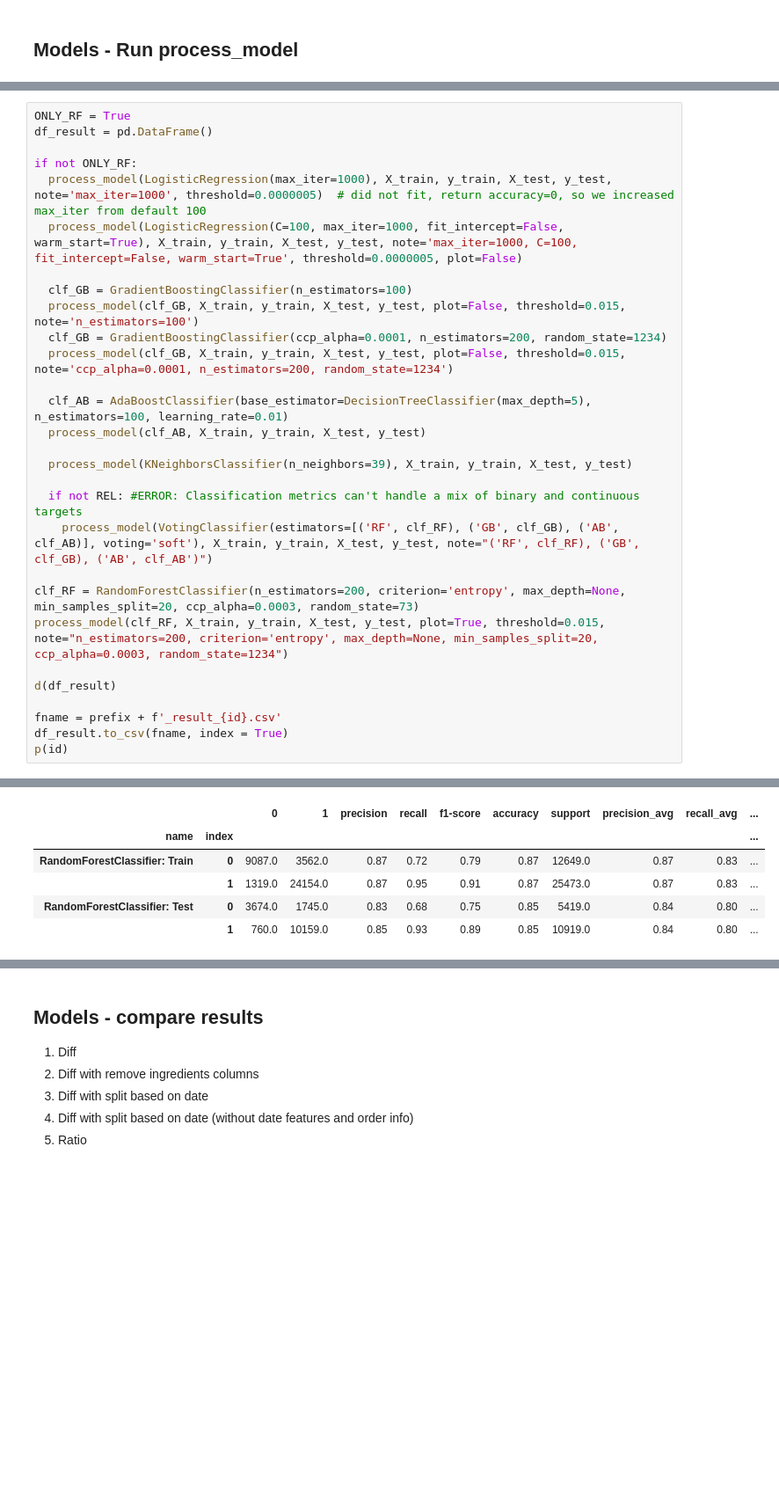
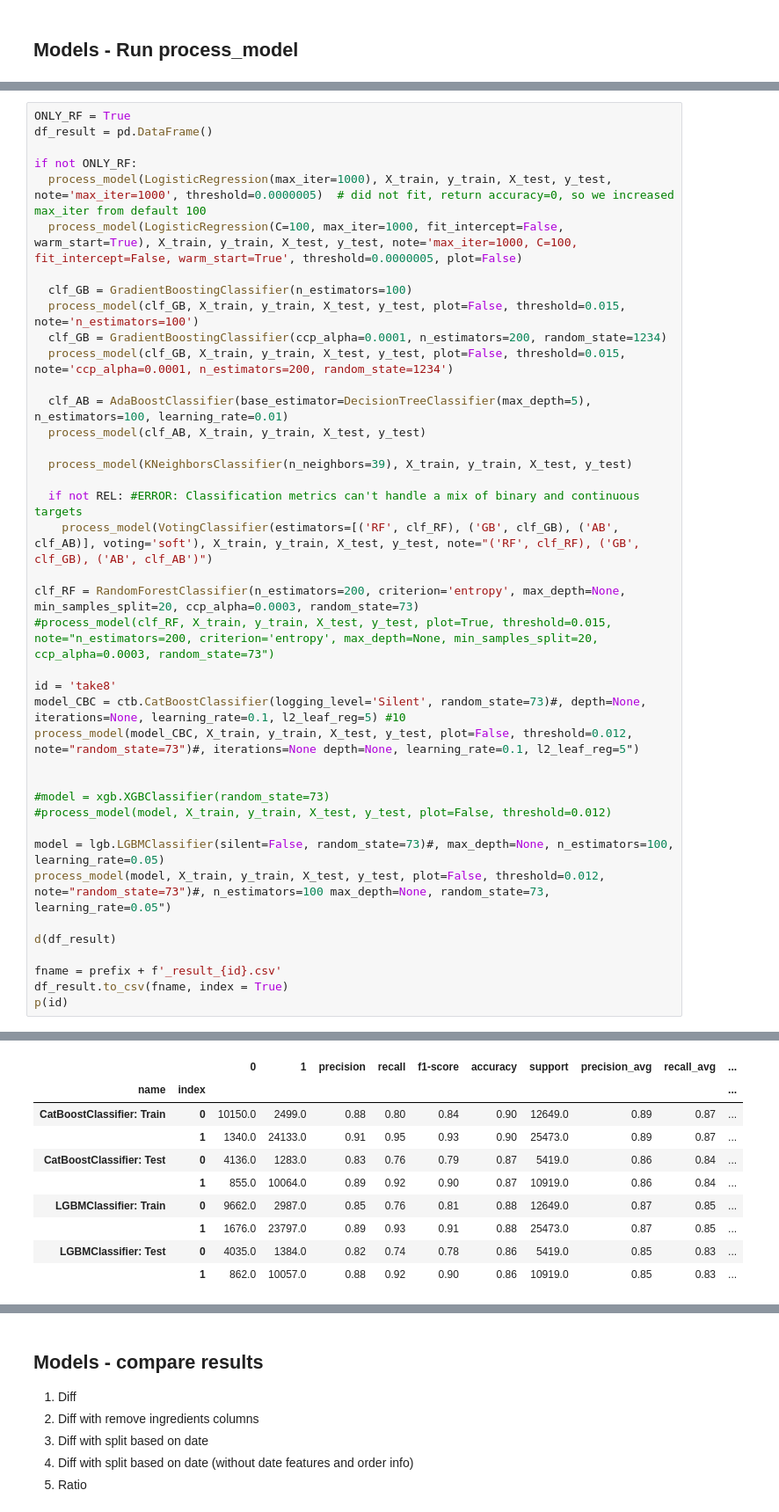
Before and after one commit to DanielKorenDataScience/ClassificationProject, a Jupyter notebook: Classification_Shufersal_Presentation.ipynb, the cells around one changed output, grey strips where cells are left out. Shown: that part at 88% size. Saved outputs shown, nothing was run; the diff lists cells and outputs as text; blank space fills up the shorter version.

```diff
--- a/Classification_Shufersal_Presentation.ipynb
+++ b/Classification_Shufersal_Presentation.ipynb
@@ -462,7 +490,18 @@ if not ONLY_RF:
     process_model(VotingClassifier(estimators=[('RF', clf_RF), ('GB', clf_GB), ('AB', clf_AB)], voting='soft'), X_train, y_train, X_test, y_test, note="('RF', clf_RF), ('GB', clf_GB), ('AB', clf_AB')")
 
 clf_RF = RandomForestClassifier(n_estimators=200, criterion='entropy', max_depth=None, min_samples_split=20, ccp_alpha=0.0003, random_state=73)
-process_model(clf_RF, X_train, y_train, X_test, y_test, plot=True, threshold=0.015, note="n_estimators=200, criterion='entropy', max_depth=None, min_samples_split=20, ccp_alpha=0.0003, random_state=1234")
+#process_model(clf_RF, X_train, y_train, X_test, y_test, plot=True, threshold=0.015, note="n_estimators=200, criterion='entropy', max_depth=None, min_samples_split=20, ccp_alpha=0.0003, random_state=73")
+
+id = 'take8'
+model_CBC = ctb.CatBoostClassifier(logging_level='Silent', random_state=73)#, depth=None, iterations=None, learning_rate=0.1, l2_leaf_reg=5) #10
+process_model(model_CBC, X_train, y_train, X_test, y_test, plot=False, threshold=0.012, note="random_state=73")#, iterations=None depth=None, learning_rate=0.1, l2_leaf_reg=5")
+
+
+#model = xgb.XGBClassifier(random_state=73)
+#process_model(model, X_train, y_train, X_test, y_test, plot=False, threshold=0.012)
+
+model = lgb.LGBMClassifier(silent=False, random_state=73)#, max_depth=None, n_estimators=100, learning_rate=0.05)
+process_model(model, X_train, y_train, X_test, y_test, plot=False, threshold=0.012, note="random_state=73")#, n_estimators=100 max_depth=None, random_state=73, learning_rate=0.05")
 
 d(df_result)
 
@@ -479,6 +514,10 @@ model: ROC AUC=0.919
 |  |  | 0 | 1 | precision | recall | f1-score | accuracy | support | precision_avg | recall_avg | ... |
 | name | index |  |  |  |  |  |  |  |  |  | ... |
-| RandomForestClassifier: Train | 0 | 9087.0 | 3562.0 | 0.87 | 0.72 | 0.79 | 0.87 | 12649.0 | 0.87 | 0.83 | ... |
-|  | 1 | 1319.0 | 24154.0 | 0.87 | 0.95 | 0.91 | 0.87 | 25473.0 | 0.87 | 0.83 | ... |
-| RandomForestClassifier: Test | 0 | 3674.0 | 1745.0 | 0.83 | 0.68 | 0.75 | 0.85 | 5419.0 | 0.84 | 0.80 | ... |
-|  | 1 | 760.0 | 10159.0 | 0.85 | 0.93 | 0.89 | 0.85 | 10919.0 | 0.84 | 0.80 | ... |
+| CatBoostClassifier: Train | 0 | 10150.0 | 2499.0 | 0.88 | 0.80 | 0.84 | 0.90 | 12649.0 | 0.89 | 0.87 | ... |
+|  | 1 | 1340.0 | 24133.0 | 0.91 | 0.95 | 0.93 | 0.90 | 25473.0 | 0.89 | 0.87 | ... |
+| CatBoostClassifier: Test | 0 | 4136.0 | 1283.0 | 0.83 | 0.76 | 0.79 | 0.87 | 5419.0 | 0.86 | 0.84 | ... |
+|  | 1 | 855.0 | 10064.0 | 0.89 | 0.92 | 0.90 | 0.87 | 10919.0 | 0.86 | 0.84 | ... |
+| LGBMClassifier: Train | 0 | 9662.0 | 2987.0 | 0.85 | 0.76 | 0.81 | 0.88 | 12649.0 | 0.87 | 0.85 | ... |
+|  | 1 | 1676.0 | 23797.0 | 0.89 | 0.93 | 0.91 | 0.88 | 25473.0 | 0.87 | 0.85 | ... |
+| LGBMClassifier: Test | 0 | 4035.0 | 1384.0 | 0.82 | 0.74 | 0.78 | 0.86 | 5419.0 | 0.85 | 0.83 | ... |
+|  | 1 | 862.0 | 10057.0 | 0.88 | 0.92 | 0.90 | 0.86 | 10919.0 | 0.85 | 0.83 | ... |
```
Also changed, not shown: parts of 41 cells of this notebook.
